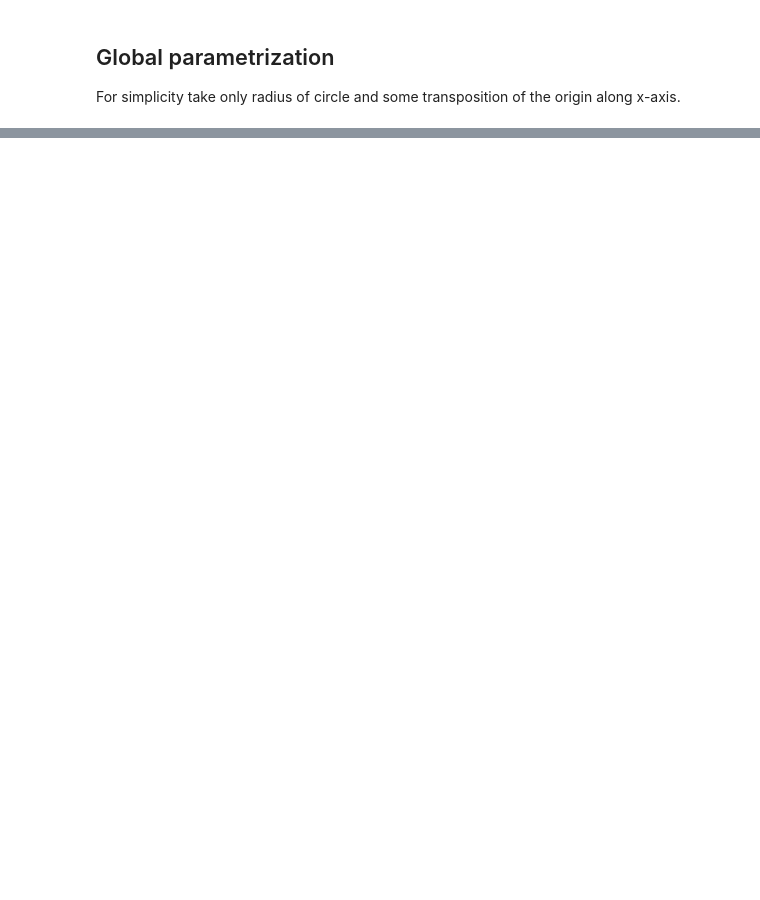
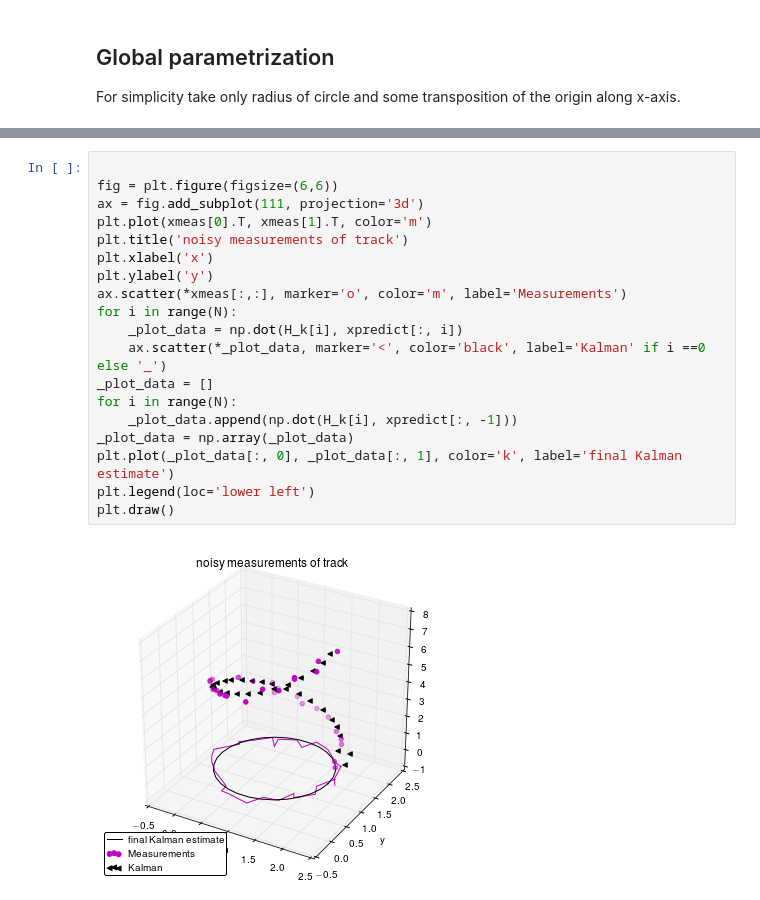
Before and after one commit to vvolkl/kalman-samples, a Jupyter notebook: helical_track.ipynb, the cells around one changed output, grey strips where cells are left out. Drawn from its saved outputs; the diff is of its cells as text; blank space fills up the shorter version.

```diff
--- a/helical_track.ipynb
+++ b/helical_track.ipynb
@@ -209,0 +159,21 @@ plt.draw()
+# %%
+
+fig = plt.figure(figsize=(6,6))
+ax = fig.add_subplot(111, projection='3d')
+plt.plot(xmeas[0].T, xmeas[1].T, color='m')
+plt.title('noisy measurements of track')
+plt.xlabel('x')
+plt.ylabel('y')
+ax.scatter(*xmeas[:,:], marker='o', color='m', label='Measurements')
+for i in range(N):
+    _plot_data = np.dot(H_k[i], xpredict[:, i])
+    ax.scatter(*_plot_data, marker='<', color='black', label='Kalman' if i ==0 else '_')
+_plot_data = []
+for i in range(N):
+    _plot_data.append(np.dot(H_k[i], xpredict[:, -1]))
+_plot_data = np.array(_plot_data)
+plt.plot(_plot_data[:, 0], _plot_data[:, 1], color='k', label='final Kalman estimate')
+plt.legend(loc='lower left')
+plt.draw()
+# %% [output]
+[figure, added]
```
Also changed, not shown: parts of 6 cells of this notebook.
